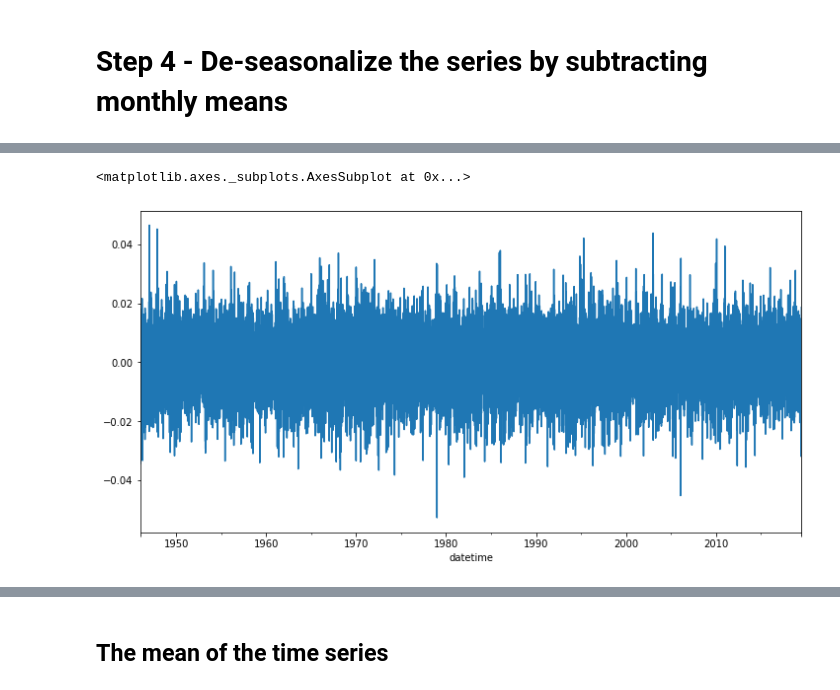
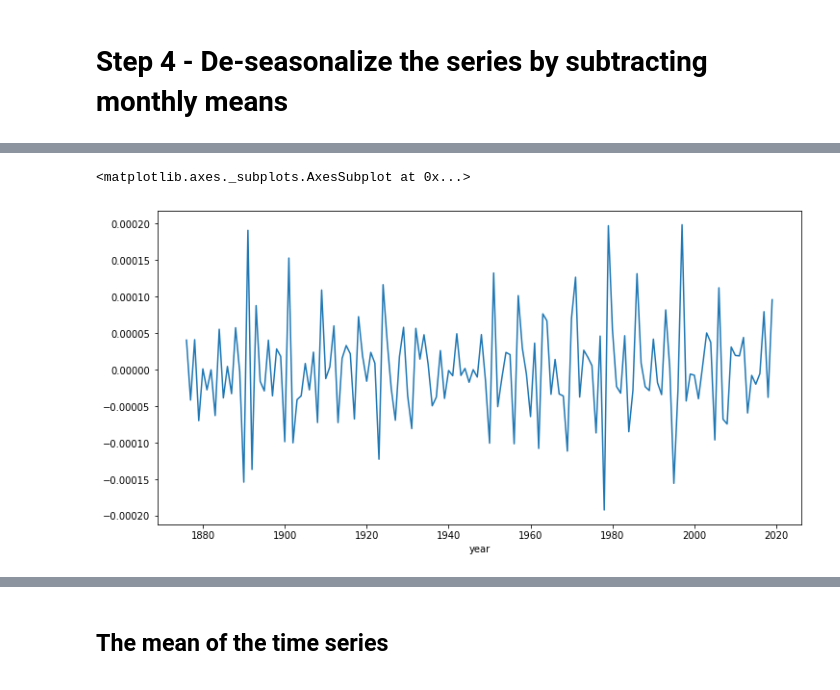
Before and after one commit to brauliotegui/SPICED, a Jupyter notebook: Week_05/Temperature_Forecast_baseline.ipynb, the cells around one changed output, grey strips where cells are left out. Cells and saved outputs as stored; diff of their text form; code cells hidden in the pictures.

```diff
--- a/Week_05/Temperature_Forecast_baseline.ipynb
+++ b/Week_05/Temperature_Forecast_baseline.ipynb
@@ -116,2 +186,0 @@ df.groupby('year').mean()['Mean_temp'].plot()
-# %%
-df = df.loc[df['Mean_temp'] > -100]
@@ -134,2 +186,0 @@ use data only from 1946 on, since there is an Abnormality with temp data from ye
-# %%
-df = df[df.index >= '1946-01-01']
@@ -166,2 +215,5 @@ y_train.shape, y_test.shape
 # %% [markdown]
 # Step 3 - Detrend your time series data
+# %%
+# Create the differencing
+y_train['temp_diff'] = y_train['temp'].diff()
@@ -168,5 +228,3 @@ y_train.shape, y_test.shape
 # %%
 # Create the pct_change
-y_train['pct_change'] = y_train['Mean_temp'].pct_change()
-
-y_train
+y_train['pct_change'] = y_train['temp'].pct_change()
@@ -222,6 +246,6 @@ y_train.head()
 # %%
 # Plot the deseasonalized data
-y_train['deseasonalized'].plot()
+y_train.groupby('year').mean()['deseasonalized'].plot()
 # %% [output]
 <matplotlib.axes._subplots.AxesSubplot at 0x...>
-[figure, old version]
+[figure, new version]
```
Also changed, not shown: parts of 67 cells of this notebook.
